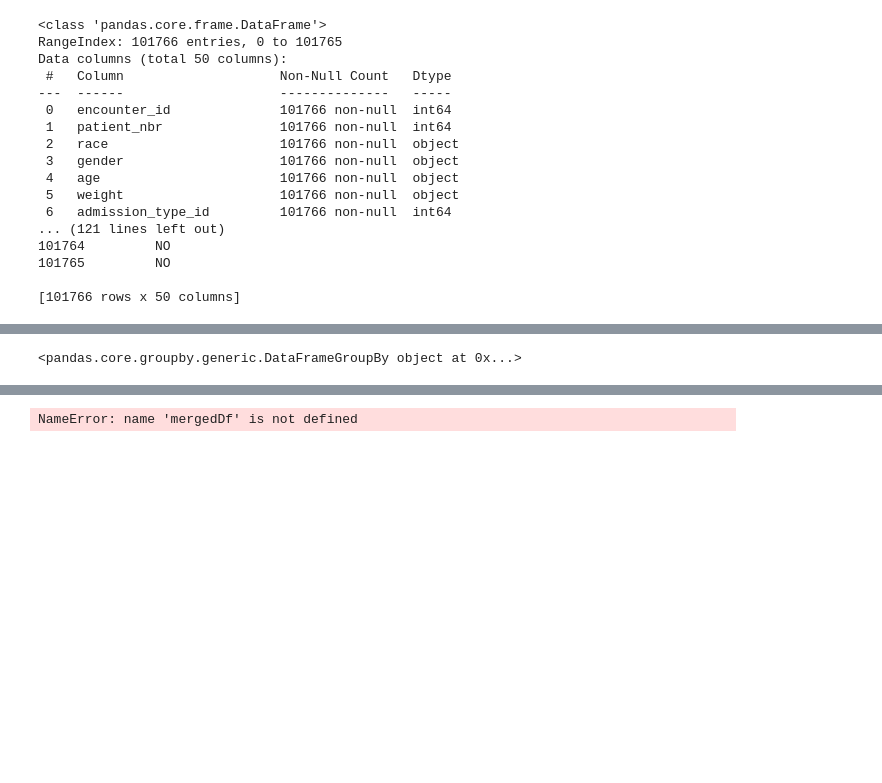
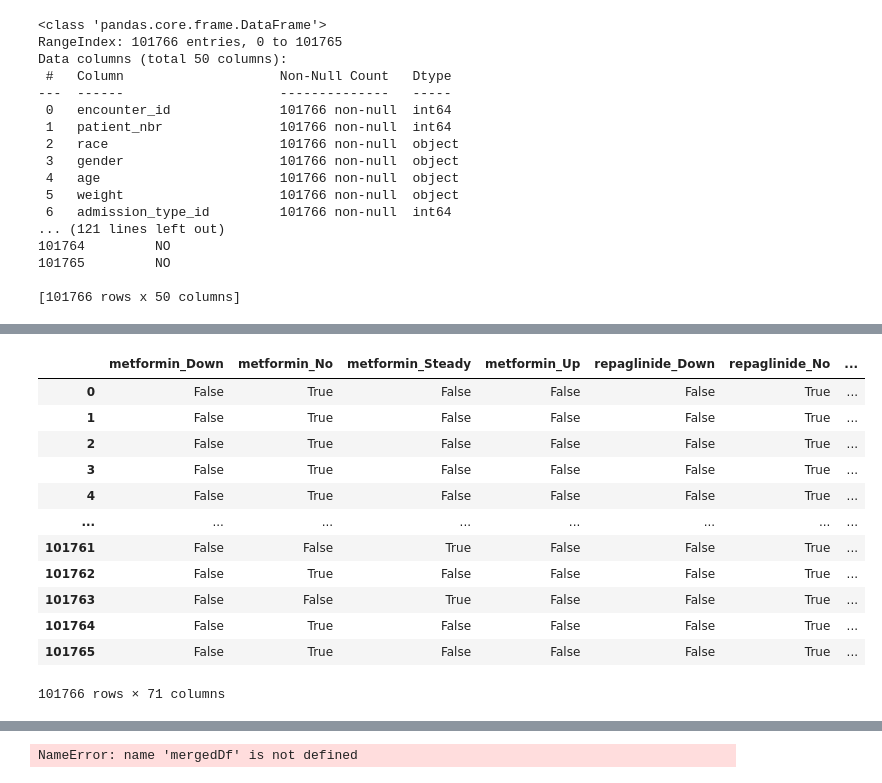
Before and after one commit to TGurke13/Group-Project2, a Jupyter notebook: main_Thomas.ipynb, the cells around one changed output, grey strips where cells are left out. Drawn from its saved outputs; the diff is of its cells as text; code cells hidden in the pictures; blank space fills up the shorter version.

```diff
--- a/main_Thomas.ipynb
+++ b/main_Thomas.ipynb
@@ -59,10 +76,22 @@ df["readm_tf"] = df["readmitted"].apply(lambda x: True if x in ["<30", ">30"] el
 #encodedDf.head()
 # %%
 # Medications One-hot Encoding
-meds = df[["patient_nbr","readm_tf","metformin", "repaglinide", "nateglinide", "chlorpropamide", "glimepiride", "acetohexamide", "glipizide", "glyburide", "tolbutamide", "pioglitazone", "rosiglitazone", "acarbose", "miglitol", "troglitazone", "tolazamide", "examide", "citoglipton", "insulin", "glyburide-metformin", "glipizide-metformin", "glimepiride-pioglitazone", "metformin-rosiglitazone", "metformin-pioglitazone"]]
-# Optimize
-medicationDf_encoded = meds.applymap(lambda x: 1 if x in ["Down", "Up", "Steady"] else 0)
+meds = df[["metformin", "repaglinide", "nateglinide", "chlorpropamide", "glimepiride", "acetohexamide", "glipizide", "glyburide", "tolbutamide", "pioglitazone", "rosiglitazone", "acarbose", "miglitol", "troglitazone", "tolazamide", "examide", "citoglipton", "insulin", "glyburide-metformin", "glipizide-metformin", "glimepiride-pioglitazone", "metformin-rosiglitazone", "metformin-pioglitazone"]]
+# Encode the medications
+medicationDf_encoded = pd.get_dummies(meds)
 
 medicationDf_encoded
 # %% [output]
+|  | metformin_Down | metformin_No | metformin_Steady | metformin_Up | repaglinide_Down | repaglinide_No | ... |
+| 0 | False | True | False | False | False | True | ... |
+| 1 | False | True | False | False | False | True | ... |
+| 2 | False | True | False | False | False | True | ... |
+| 3 | False | True | False | False | False | True | ... |
+| 4 | False | True | False | False | False | True | ... |
+| ... | ... | ... | ... | ... | ... | ... | ... |
+| 101761 | False | False | True | False | False | True | ... |
+| 101762 | False | True | False | False | False | True | ... |
+| 101763 | False | False | True | False | False | True | ... |
+| 101764 | False | True | False | False | False | True | ... |
+| 101765 | False | True | False | False | False | True | ... |
-<pandas.core.groupby.generic.DataFrameGroupBy object at 0x...>
+101766 rows × 71 columns
```
Also changed, not shown: parts of 8 cells of this notebook.
